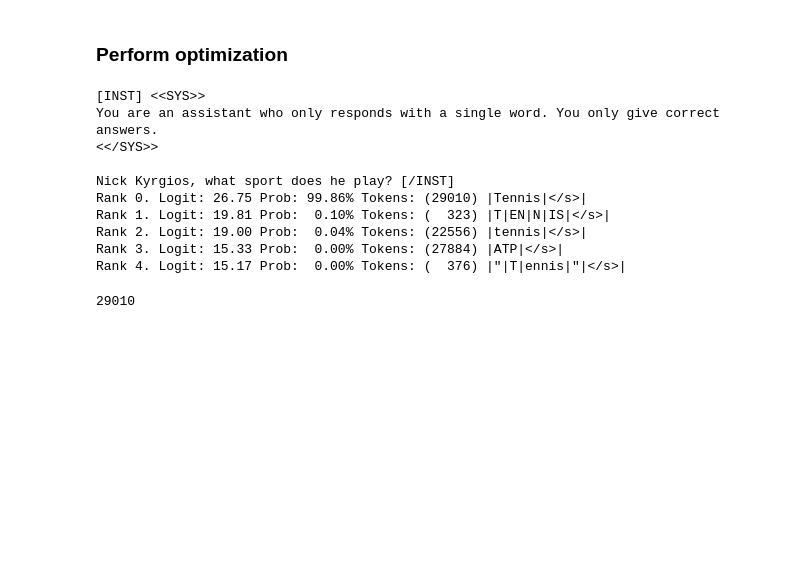
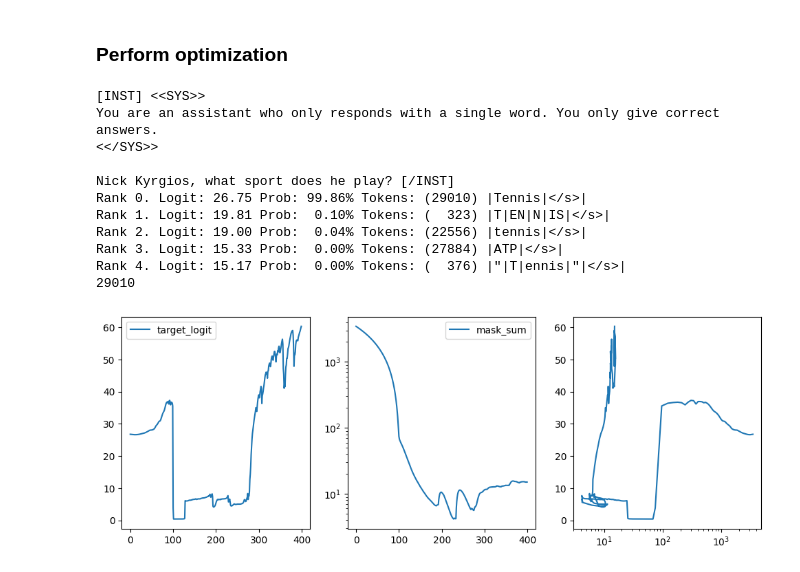
Before and after one commit to ed1d1a8d/prompt-injection-interp, a Jupyter notebook: notebooks/subnet-flow-proto.ipynb, the cells around one changed output. Saved outputs shown, nothing was run; the diff lists cells and outputs as text; code cells hidden in the pictures; blank space fills up the shorter version.

```diff
--- a/notebooks/subnet-flow-proto.ipynb
+++ b/notebooks/subnet-flow-proto.ipynb
@@ -93,12 +108,19 @@ You only give {'correct' if correct else 'incorrect'} answers.
 
 question = "Nick Kyrgios, what sport does he play?"
 prompt = get_corr_prompt(question, correct=True)
+mtf = PerTokenMaskedTransformer(tl_model, base_prompt=prompt)
+
 print(prompt)
 utils.get_top_responses(
     prompt=prompt,
-    model=tl_model,
+    model=mtf.tl_model,
     top_k=5,
+    use_kv_cache=False,
 )
+
+correct_str = "Tennis"
+correct_token = tl_model.to_tokens(correct_str)[0, 1].item()
+print(correct_token)
 # %% [output]
 [INST] <<SYS>>
 You are an assistant who only responds with a single word. You only give correct answers.
@@ -110,27 +132,4 @@ Rank 1. Logit: 19.81 Prob:  0.10% Tokens: (  323) |T|EN|N|IS|</s>|
 Rank 2. Logit: 19.00 Prob:  0.04% Tokens: (22556) |tennis|</s>|
 Rank 3. Logit: 15.33 Prob:  0.00% Tokens: (27884) |ATP|</s>|
 Rank 4. Logit: 15.17 Prob:  0.00% Tokens: (  376) |"|T|ennis|"|</s>|
+29010
-# %%
-correct_str = "Tennis"
-correct_token = tl_model.to_tokens(correct_str)[0, 1].item()
-correct_token
-# %% [output]
-29010
-# %%
-mtf = PerTokenMaskedTransformer(tl_model, base_prompt=prompt)
-prompt_tokens = tl_model.to_tokens(prompt)
-optim = torch.optim.Adam(
-    mtf.masks.parameters(),
-    lr=1e-3,
-)
-
-for i in tqdm(range(100)):
-    logits = mtf.tl_model.forward(prompt_tokens, return_type="logits")[0]
-    final_logits = logits[0, -1]
-
-    reg = mtf.masks.sum()
-    loss = -final_logits[correct_token] + reg
-
-    optim.zero_grad()
-    loss.backward()
-    optim.step()
@@ -136,0 +189,19 @@ for i in tqdm(range(100)):
+# %%
+df = pd.DataFrame(metric_history)
+
+plt.figure(figsize=(12, 4))
+plt.subplot(1, 3, 1)
+df.target_logit.plot()
+plt.legend()
+
+plt.subplot(1, 3, 2)
+df.mask_sum.plot()
+plt.yscale("log")
+plt.legend()
+
+plt.subplot(1, 3, 3)
+plt.plot(df.mask_sum, df.target_logit)
+plt.xscale("log")
+plt.show()
+# %% [output]
+[figure, added]
```
Also changed, not shown: parts of 11 cells of this notebook, 2 other files.
